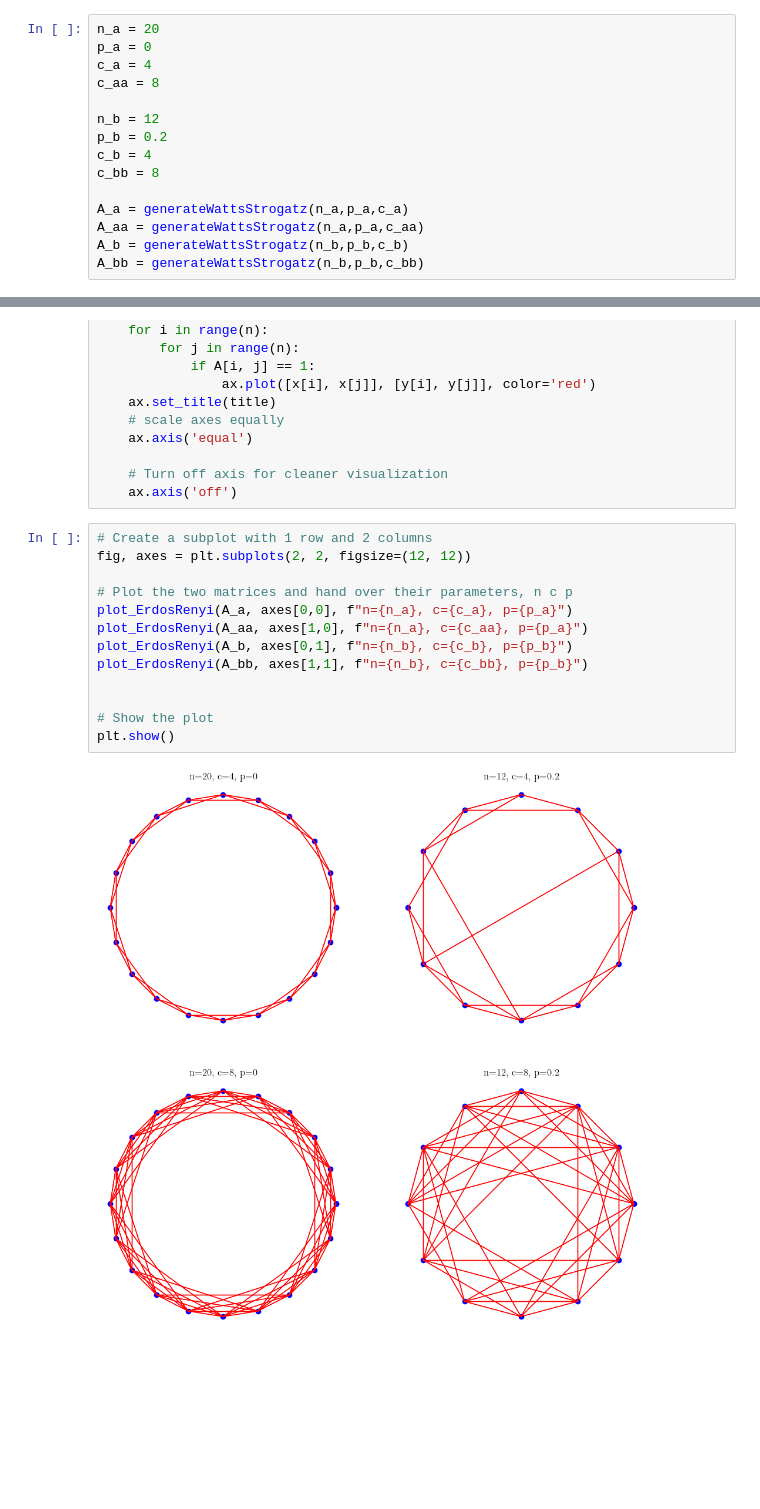
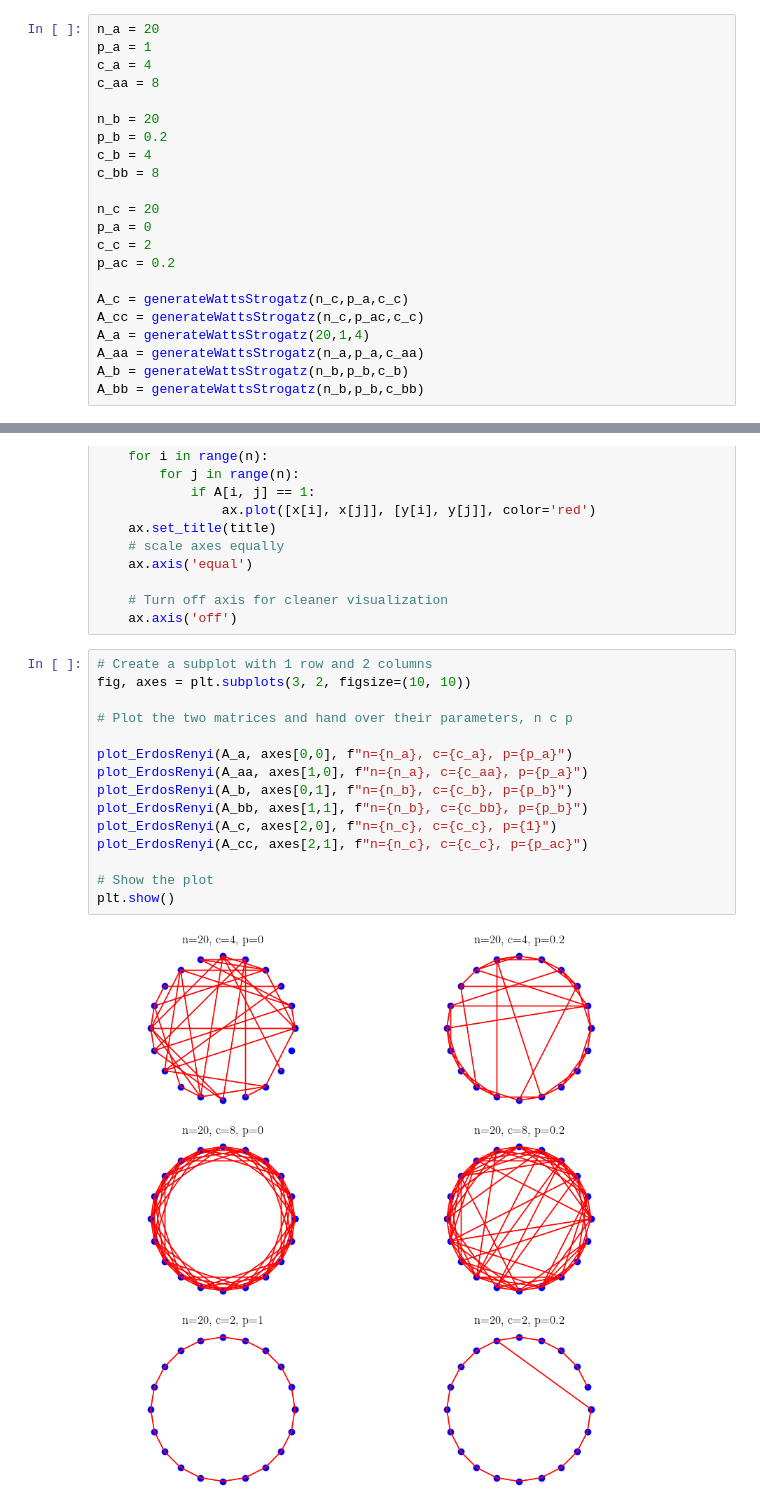
Before and after one commit to FelixWaldschock/Chalmers_FFR120_Simulation_Of_Complex_System, a Jupyter notebook: HW_03/Exercise_12-2.ipynb, the cells around one changed output, grey strips where cells are left out. Saved outputs shown, nothing was run; the diff lists cells and outputs as text; blank space fills up the shorter version.

```diff
--- a/HW_03/Exercise_12-2.ipynb
+++ b/HW_03/Exercise_12-2.ipynb
@@ -53,16 +53,23 @@ def generateWattsStrogatz(n,p,c):
     return A
 # %%
 n_a = 20
-p_a = 0
+p_a = 1
 c_a = 4
 c_aa = 8
 
-n_b = 12
+n_b = 20
 p_b = 0.2
 c_b = 4
 c_bb = 8
 
-A_a = generateWattsStrogatz(n_a,p_a,c_a)
+n_c = 20
+p_a = 0
+c_c = 2
+p_ac = 0.2
+
+A_c = generateWattsStrogatz(n_c,p_a,c_c)
+A_cc = generateWattsStrogatz(n_c,p_ac,c_c)
+A_a = generateWattsStrogatz(20,1,4)
 A_aa = generateWattsStrogatz(n_a,p_a,c_aa)
 A_b = generateWattsStrogatz(n_b,p_b,c_b)
 A_bb = generateWattsStrogatz(n_b,p_b,c_bb)
@@ -112,16 +127,18 @@ def plot_ErdosRenyi(A, ax, title):
     ax.axis('off')
 # %%
 # Create a subplot with 1 row and 2 columns
-fig, axes = plt.subplots(2, 2, figsize=(12, 12))
+fig, axes = plt.subplots(3, 2, figsize=(10, 10))
 
 # Plot the two matrices and hand over their parameters, n c p
+
 plot_ErdosRenyi(A_a, axes[0,0], f"n={n_a}, c={c_a}, p={p_a}")
 plot_ErdosRenyi(A_aa, axes[1,0], f"n={n_a}, c={c_aa}, p={p_a}")
 plot_ErdosRenyi(A_b, axes[0,1], f"n={n_b}, c={c_b}, p={p_b}")
 plot_ErdosRenyi(A_bb, axes[1,1], f"n={n_b}, c={c_bb}, p={p_b}")
-
+plot_ErdosRenyi(A_c, axes[2,0], f"n={n_c}, c={c_c}, p={1}")
+plot_ErdosRenyi(A_cc, axes[2,1], f"n={n_c}, c={c_c}, p={p_ac}")
 
 # Show the plot
 plt.show()
 # %% [output]
-[figure, old version]
+[figure, new version]
```
Also changed, not shown: parts of 1 cell of this notebook, 3 other files.
